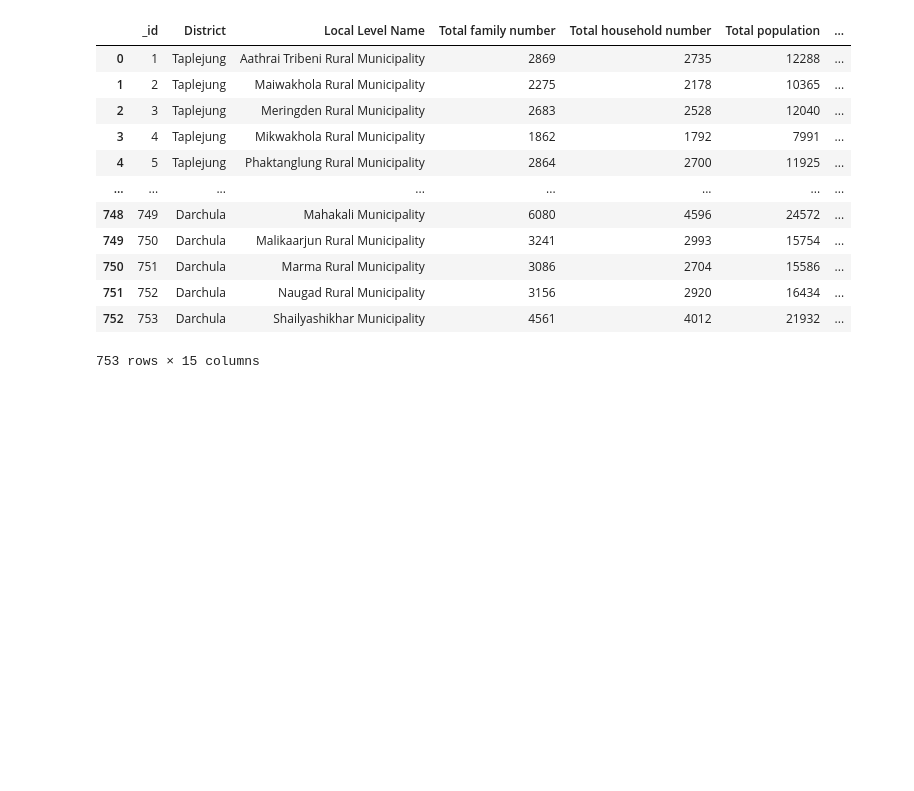
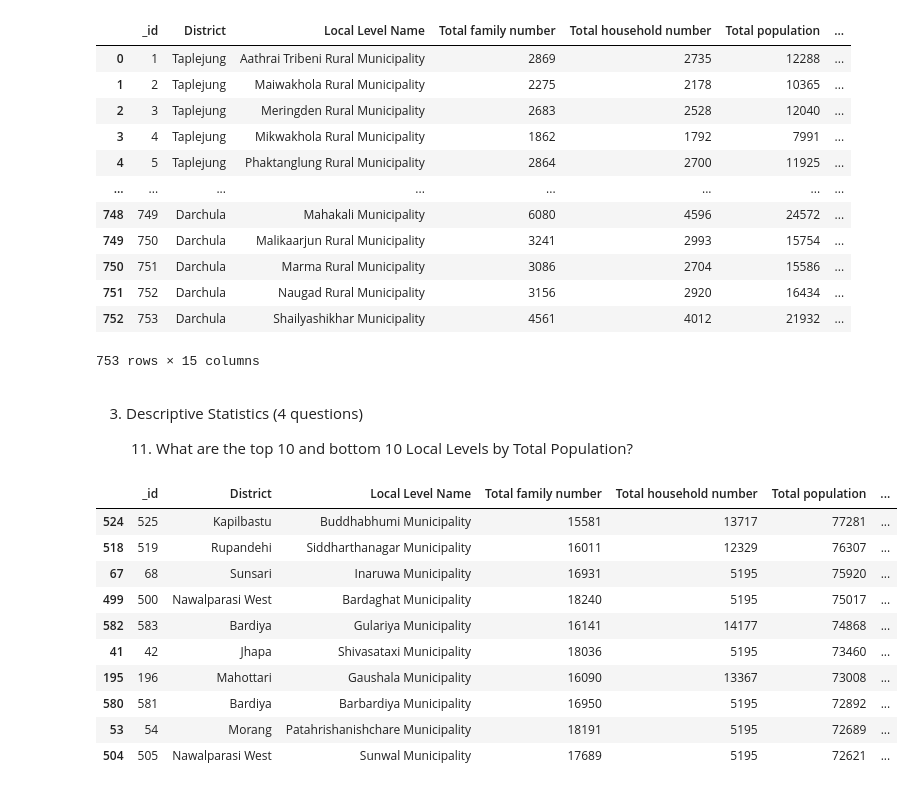
Before and after one commit to bikashsahani/nepal-census-2021-EDA, a Jupyter notebook: census_eda_project.ipynb, the cells around one changed output. Cells and saved outputs as stored; diff of their text form; code cells hidden in the pictures; blank space fills up the shorter version.

```diff
--- a/census_eda_project.ipynb
+++ b/census_eda_project.ipynb
@@ -377,3 +381,21 @@ data
 | 751 | 752 | Darchula | Naugad Rural Municipality | 3156 | 2920 | 16434 | ... |
 | 752 | 753 | Darchula | Shailyashikhar Municipality | 4561 | 4012 | 21932 | ... |
 753 rows × 15 columns
+# %% [markdown]
+3. Descriptive Statistics (4 questions)
+
+    11. What are the top 10 and bottom 10 Local Levels by Total Population?
+# %%
+data.sort_values(by='Total population', ascending=False).head(10)
+# %% [output]
+|  | _id | District | Local Level Name | Total family number | Total household number | Total population | ... |
+| 524 | 525 | Kapilbastu | Buddhabhumi Municipality | 15581 | 13717 | 77281 | ... |
+| 518 | 519 | Rupandehi | Siddharthanagar Municipality | 16011 | 12329 | 76307 | ... |
+| 67 | 68 | Sunsari | Inaruwa Municipality | 16931 | 5195 | 75920 | ... |
+| 499 | 500 | Nawalparasi West | Bardaghat Municipality | 18240 | 5195 | 75017 | ... |
+| 582 | 583 | Bardiya | Gulariya Municipality | 16141 | 14177 | 74868 | ... |
+| 41 | 42 | Jhapa | Shivasataxi Municipality | 18036 | 5195 | 73460 | ... |
+| 195 | 196 | Mahottari | Gaushala Municipality | 16090 | 13367 | 73008 | ... |
+| 580 | 581 | Bardiya | Barbardiya Municipality | 16950 | 5195 | 72892 | ... |
+| 53 | 54 | Morang | Patahrishanishchare Municipality | 18191 | 5195 | 72689 | ... |
+| 504 | 505 | Nawalparasi West | Sunwal Municipality | 17689 | 5195 | 72621 | ... |
```
Also changed, not shown: parts of 20 cells of this notebook.
